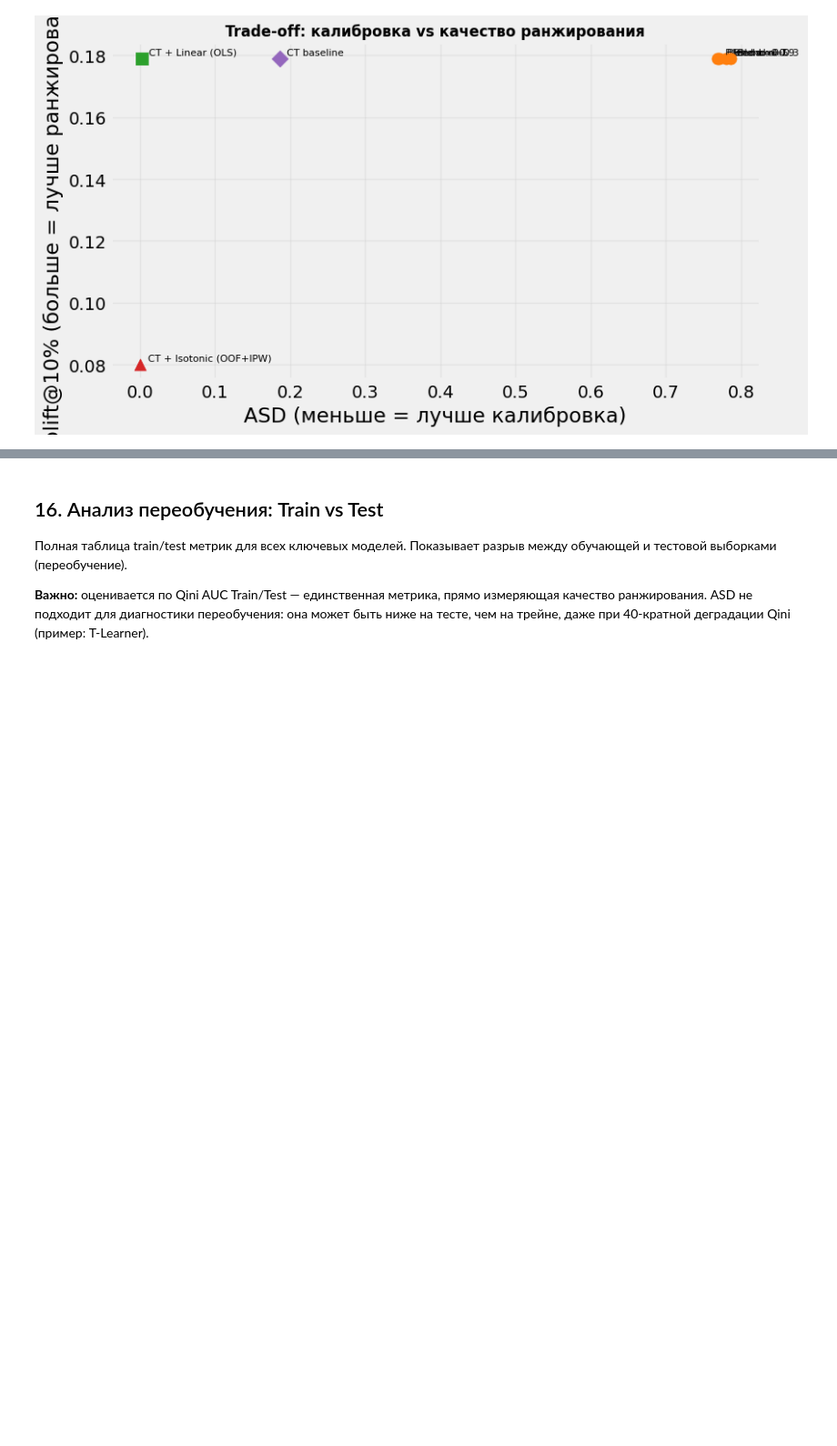
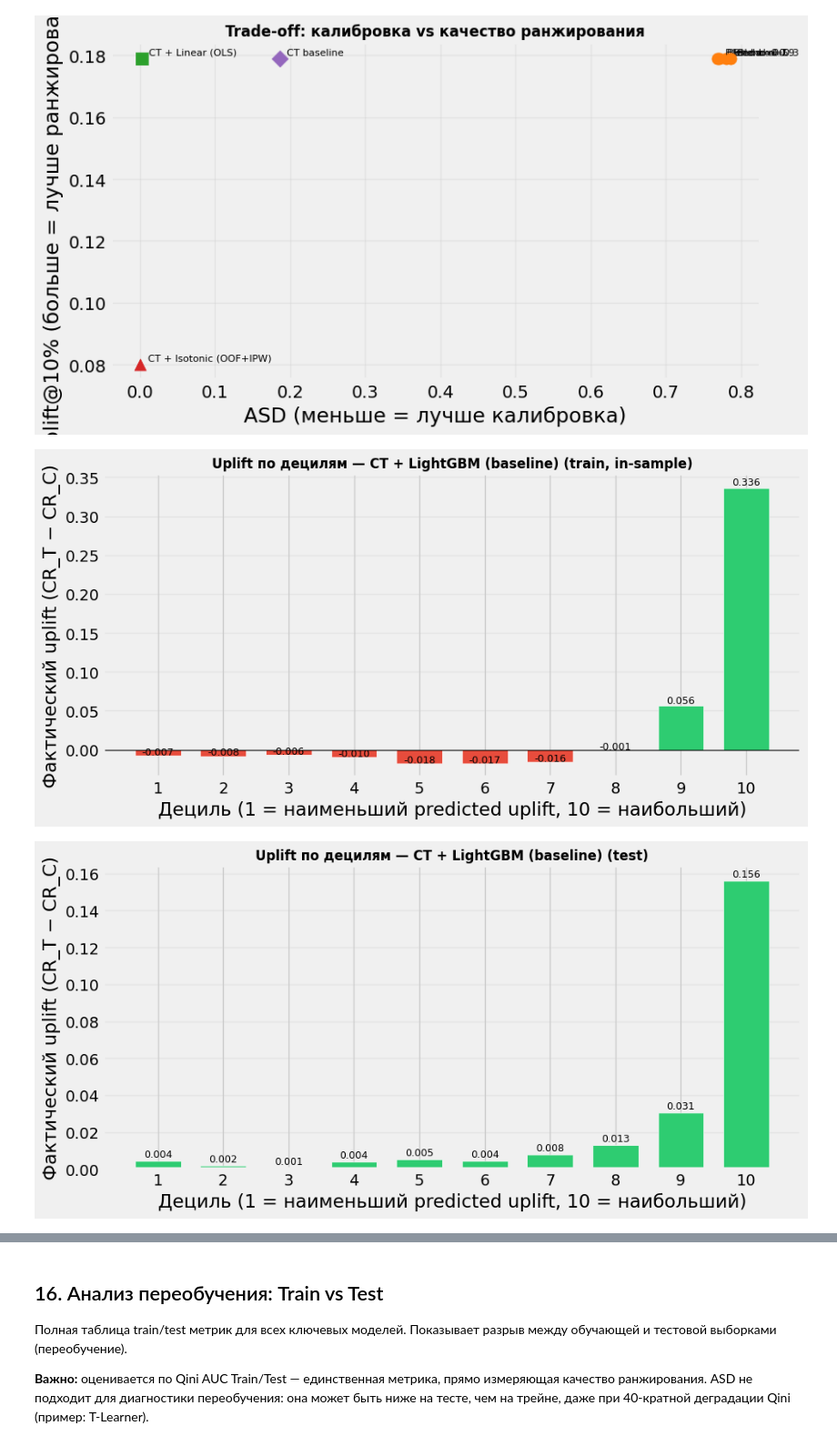
Before and after one commit to Xlemon5/lenta-uplift-modeling, a Jupyter notebook: modeling.ipynb, the cells around one changed output, grey strips where cells are left out. Shown at 91% size. Cells and saved outputs as stored; diff of their text form; code cells hidden in the pictures; blank space fills up the shorter version.

```diff
--- a/modeling.ipynb
+++ b/modeling.ipynb
@@ -2142,0 +2104,60 @@ for name, pred in ct_cal_variants:
+# %%
+# ── Uplift по децилям: CT baseline, CT + Linear OLS, CT + Isotonic ─────────────
+# Train (in-sample / OOF) + Test — отдельные графики для каждой модели
+
+def decile_stats(pred, y, t):
+    df = pd.DataFrame({'pred': np.asarray(pred),
+                       'y': np.asarray(y), 't': np.asarray(t)})
+    df['bin'] = pd.qcut(df['pred'].rank(method='first'), q=10,
+                        labels=False, duplicates='drop')
+    rows = []
+    for b in sorted(df['bin'].unique()):
+        g = df[df['bin'] == b]
+        cr_t = g.loc[g['t'] == 1, 'y'].mean()
+        cr_c = g.loc[g['t'] == 0, 'y'].mean()
+        rows.append({'Дециль': int(b)+1, 'CR_T': cr_t,
+                     'CR_C': cr_c, 'Uplift': cr_t - cr_c})
+    return pd.DataFrame(rows)
+
+# Train predictions
+ct15_train_is  = ct15.predict(X_train)                              # in-sample
+ct15_iso_train = iso15.predict(ct15_oof)                            # OOF isotonic
+ct15_lin_train = lr_cal.predict(ct15_oof.reshape(-1, 1))            # OOF linear OLS
+
+ct_cal_variants = [
+    ('CT + LightGBM (baseline)',
+     ct15_train_is,  '(train, in-sample)',
+     ct15_test,      '(test)'),
+    ('CT + Linear OLS',
+     ct15_lin_train, '(train, OOF)',
+     ct15_linear_test, '(test)'),
+    ('CT + Isotonic (OOF+IPW)',
+     ct15_iso_train, '(train, OOF)',
+     ct15_iso_test,  '(test)'),
+]
+
+for name, tr_pred, tr_note, te_pred, te_note in ct_cal_variants:
+    for pred, note, y_s, t_s in [
+        (tr_pred, tr_note, y_train, treatment_train),
+        (te_pred, te_note, y_test,  treatment_test),
+    ]:
+        bdf = decile_stats(pred, y_s, t_s)
+        fig, ax = plt.subplots(figsize=(10, 5))
+        bar_c = ['#2ecc71' if u > 0 else '#e74c3c' for u in bdf['Uplift']]
+        ax.bar(bdf['Дециль'], bdf['Uplift'], color=bar_c, edgecolor='white', width=0.7)
+        ax.axhline(y=0, color='black', linewidth=0.8)
+        for _, row in bdf.iterrows():
+            offset = 0.0008 if row['Uplift'] >= 0 else -0.002
+            ax.text(row['Дециль'], row['Uplift'] + offset,
+                    f"{row['Uplift']:.3f}", ha='center', va='bottom', fontsize=9)
+        ax.set_xlabel('Дециль (1 = наименьший predicted uplift, 10 = наибольший)')
+        ax.set_ylabel('Фактический uplift (CR_T − CR_C)')
+        ax.set_title(f'Uplift по децилям — {name} {note}',
+                     fontsize=12, fontweight='bold')
+        ax.set_xticks(bdf['Дециль'])
+        ax.grid(True, alpha=0.3, axis='y')
+        plt.tight_layout()
+        plt.show()
+# %% [output]
+[figure, added]
+[figure, added]
```
Also changed, not shown: parts of 2 cells of this notebook, 8 other files.
